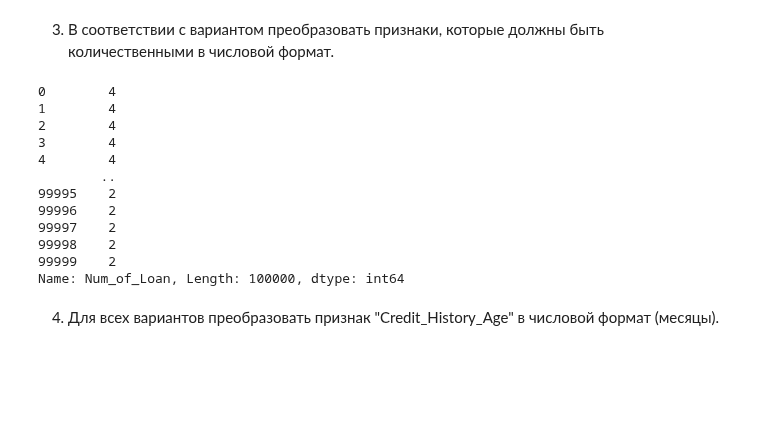
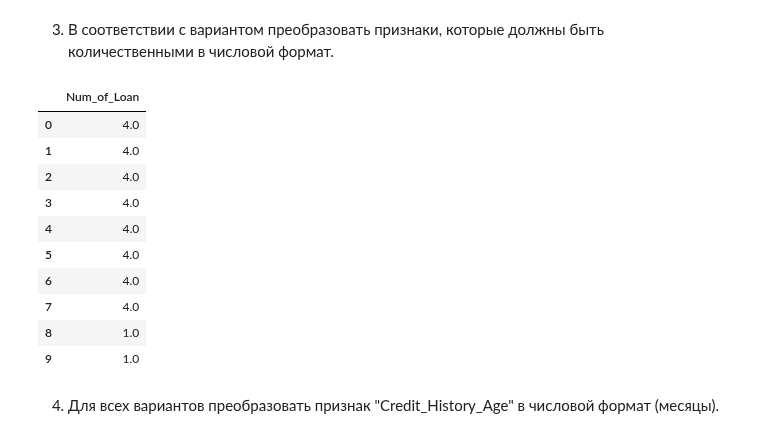
Before and after one commit to Ghukii/TMP-4sem-, a Jupyter notebook: Задание_6/Задание_6_13.ipynb, the cells around one changed output. Drawn from its saved outputs; the diff is of its cells as text; code cells hidden in the pictures; blank space fills up the shorter version.

```diff
--- a/Задание_6/Задание_6_13.ipynb
+++ b/Задание_6/Задание_6_13.ipynb
@@ -132,21 +160,20 @@ else:
 # %% [markdown]
 3. В соответствии с вариантом преобразовать признаки, которые должны быть количественными в числовой формат.
 # %%
-df["Num_of_Loan"] = df["Num_of_Loan"].astype(np.int64)
-df["Num_of_Loan"]
+df["Num_of_Loan"] = pd.to_numeric(df["Num_of_Loan"], errors='coerce')
+df[["Num_of_Loan"]].head(10)
 # %% [output]
-0        4
-1        4
-2        4
-3        4
-4        4
-        ..
-99995    2
-99996    2
-99997    2
-99998    2
-99999    2
-Name: Num_of_Loan, Length: 100000, dtype: int64
+|  | Num_of_Loan |
+| 0 | 4.0 |
+| 1 | 4.0 |
+| 2 | 4.0 |
+| 3 | 4.0 |
+| 4 | 4.0 |
+| 5 | 4.0 |
+| 6 | 4.0 |
+| 7 | 4.0 |
+| 8 | 1.0 |
+| 9 | 1.0 |
 # %% [markdown]
 4. Для всех вариантов преобразовать признак "Credit_History_Age" в числовой формат (месяцы).
 # %%
```
Also changed, not shown: parts of 15 cells of this notebook.
